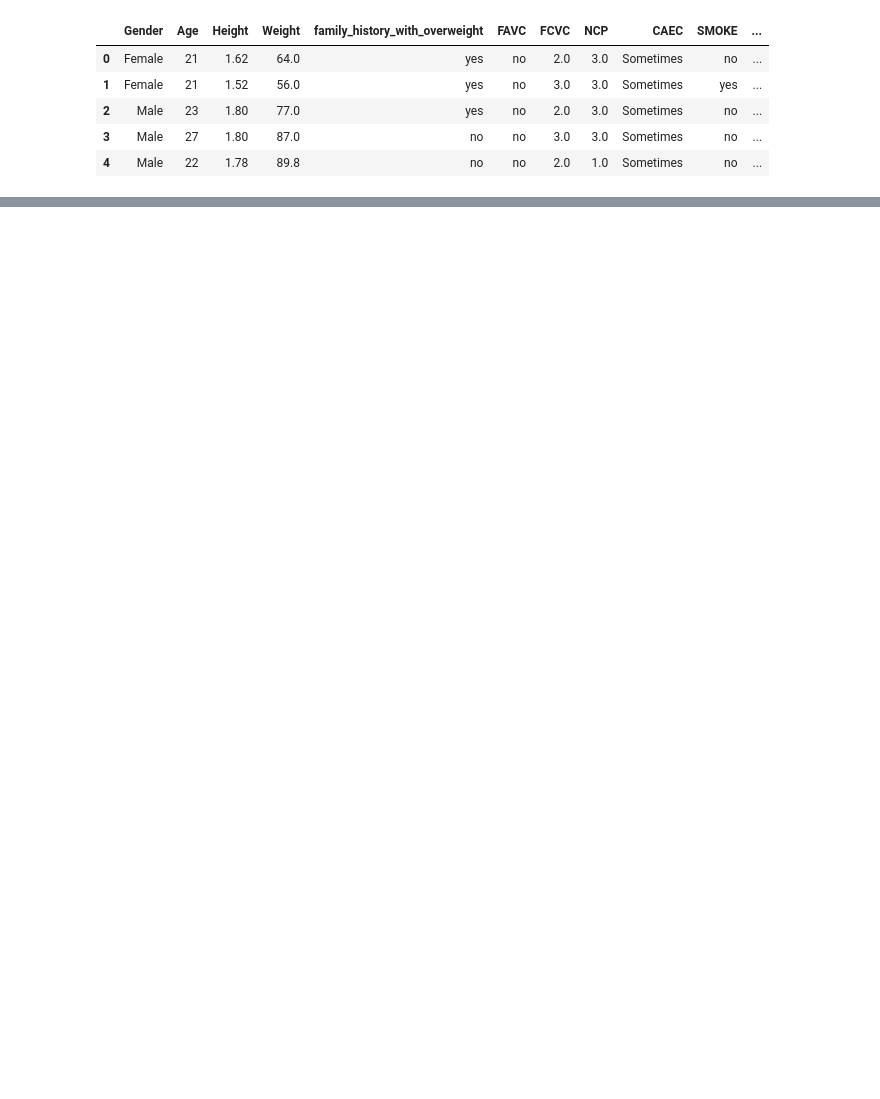
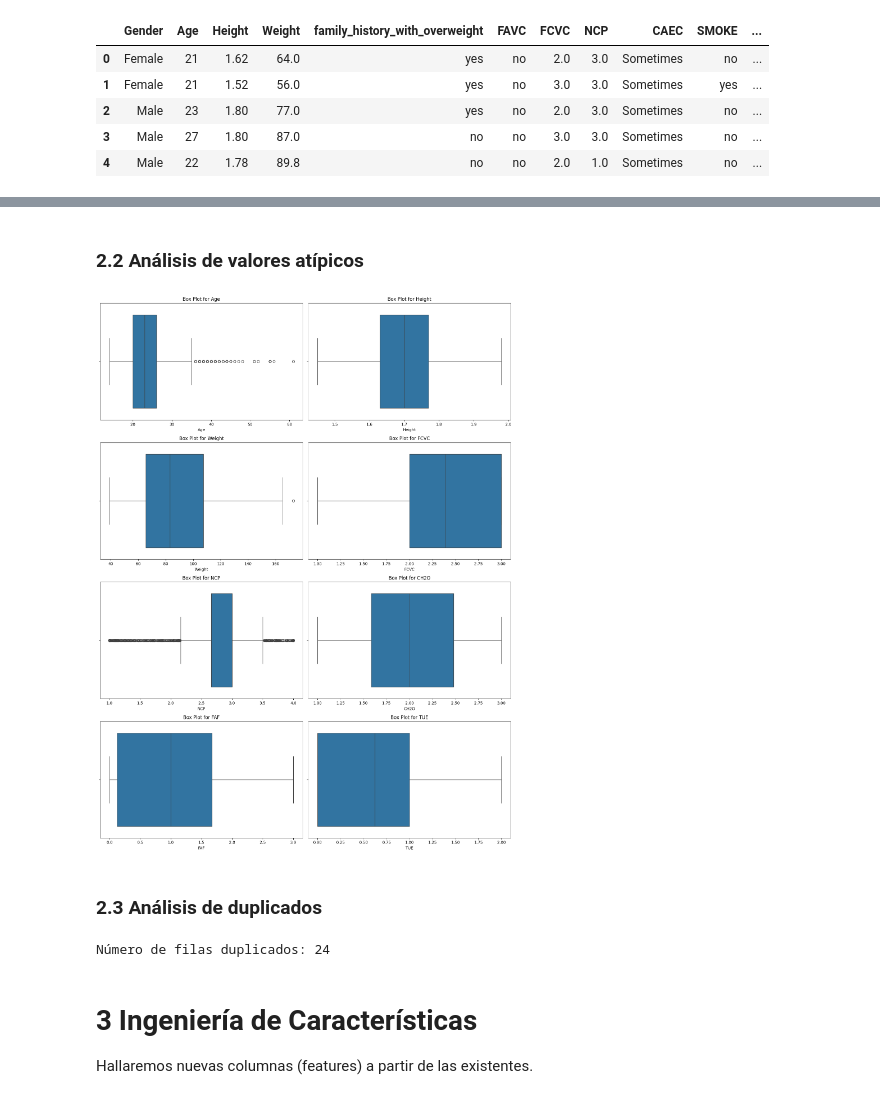
Before and after one commit to electrojam/Data-Analysis-and-Prediction-Obesity, a Jupyter notebook: prediccion_de_obesidad.ipynb, the cells around one changed output, grey strips where cells are left out. Saved outputs shown, nothing was run; the diff lists cells and outputs as text; code cells hidden in the pictures; blank space fills up the shorter version.

```diff
--- a/prediccion_de_obesidad.ipynb
+++ b/prediccion_de_obesidad.ipynb
@@ -205,4 +101,0 @@ dtype: int64
-# %%
-# Convertimos columna NCP a int
-
-df['Main_meals_day'] = df['Main_meals_day'].astype('int')
@@ -460,0 +179,31 @@ plt.show()
+# %% [markdown]
+### 2.2 Análisis de valores atípicos
+# %%
+# Graficamos mediante boxplot para analizar percentiles y valores atípicos
+
+numerical_columns = df.select_dtypes(include=['float64', 'int64']).columns
+
+n_cols = 2
+n_rows = (len(numerical_columns) + n_cols - 1) // n_cols
+
+plt.figure(figsize=(15, 5 * n_rows))
+for i, column in enumerate(numerical_columns, start=1):
+    plt.subplot(n_rows, n_cols, i)
+    sns.boxplot(data=df, x=column)
+    plt.title(f'Box Plot for {column}')
+
+plt.tight_layout()
+plt.show()
+# %% [output]
+[figure, added]
+# %% [markdown]
+### 2.3 Análisis de duplicados
+# %%
+num_duplicates = df.duplicated().sum()
+print(f"Número de filas duplicados: {num_duplicates}")
+# %% [output]
+Número de filas duplicados: 24
+# %% [markdown]
+# 3 Ingeniería de Características
+
+Hallaremos nuevas columnas (features) a partir de las existentes.
```
Also changed, not shown: parts of 55 cells of this notebook.
